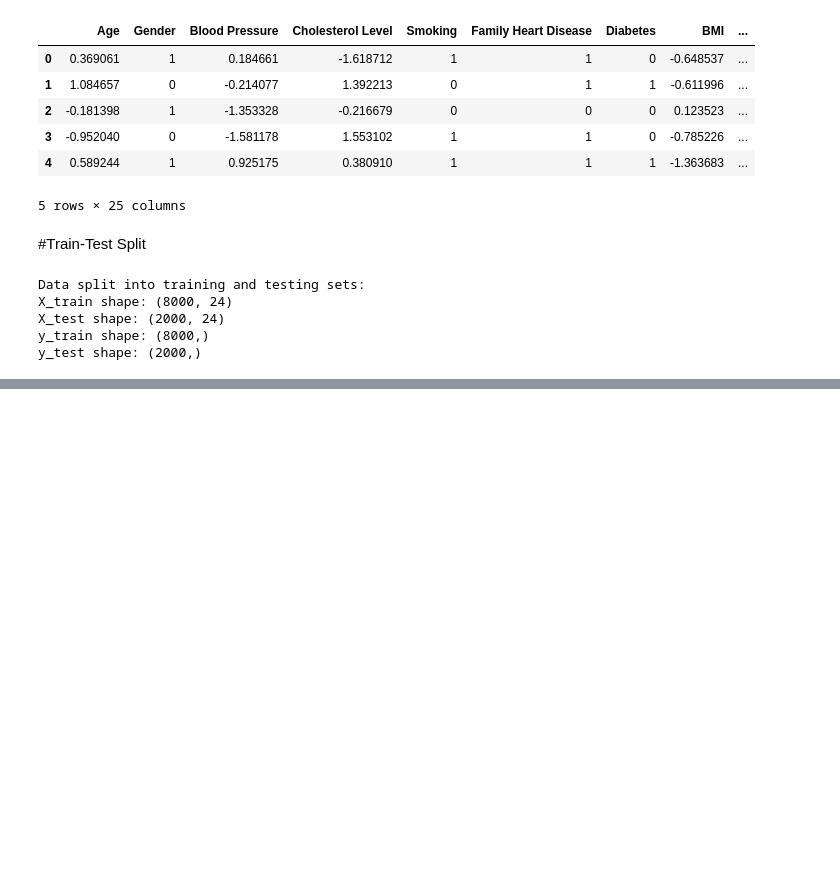
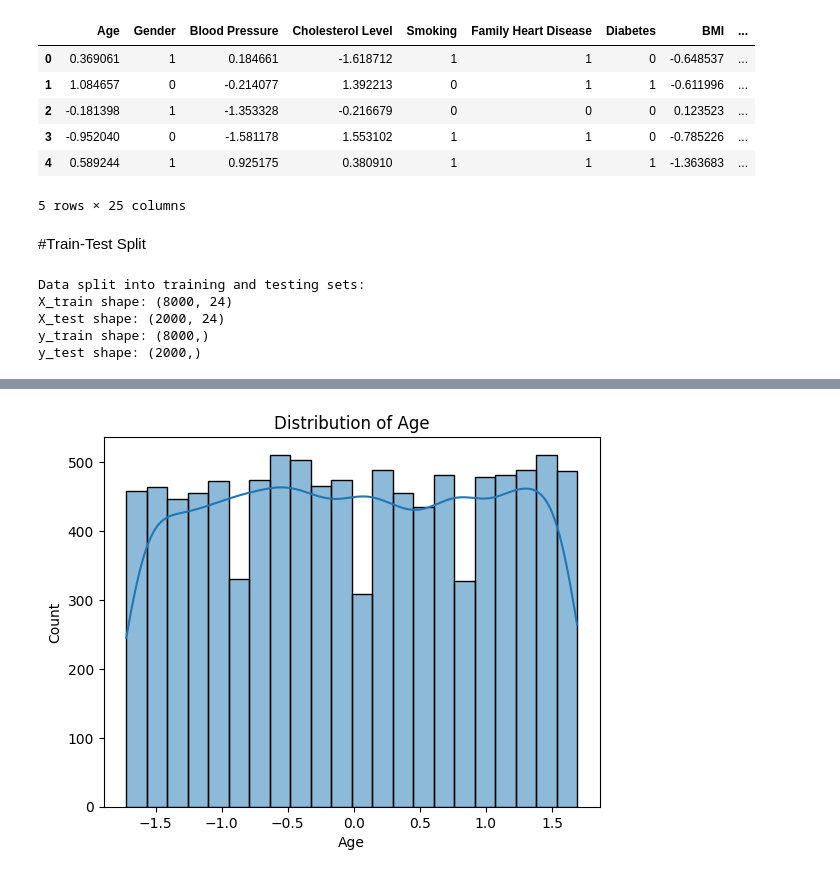
Before and after one commit to touhid0503/Heart_Disease_Diagnosis_Support_System, a Jupyter notebook: HSS.ipynb, the cells around one changed output, grey strips where cells are left out. Saved outputs shown, nothing was run; the diff lists cells and outputs as text; code cells hidden in the pictures; blank space fills up the shorter version.

```diff
--- a/HSS.ipynb
+++ b/HSS.ipynb
@@ -500,0 +517,6 @@ y_test shape: (2000,)
+# %%
+sns.histplot(df['Age'],kde=True)
+plt.title(f'Distribution of Age')
+plt.show()
+# %% [output]
+[figure, added]
```
Also changed, not shown: parts of 20 cells of this notebook.
